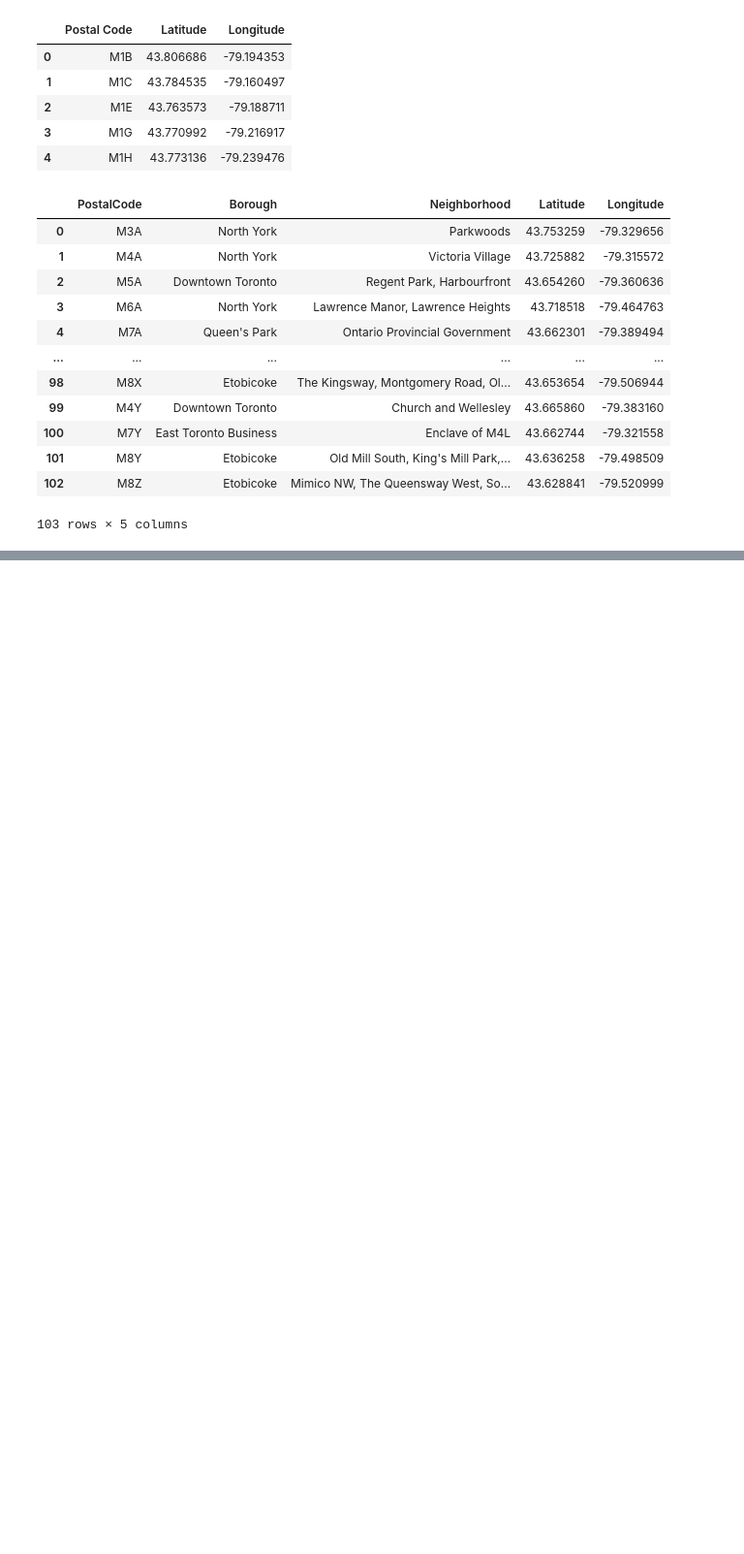
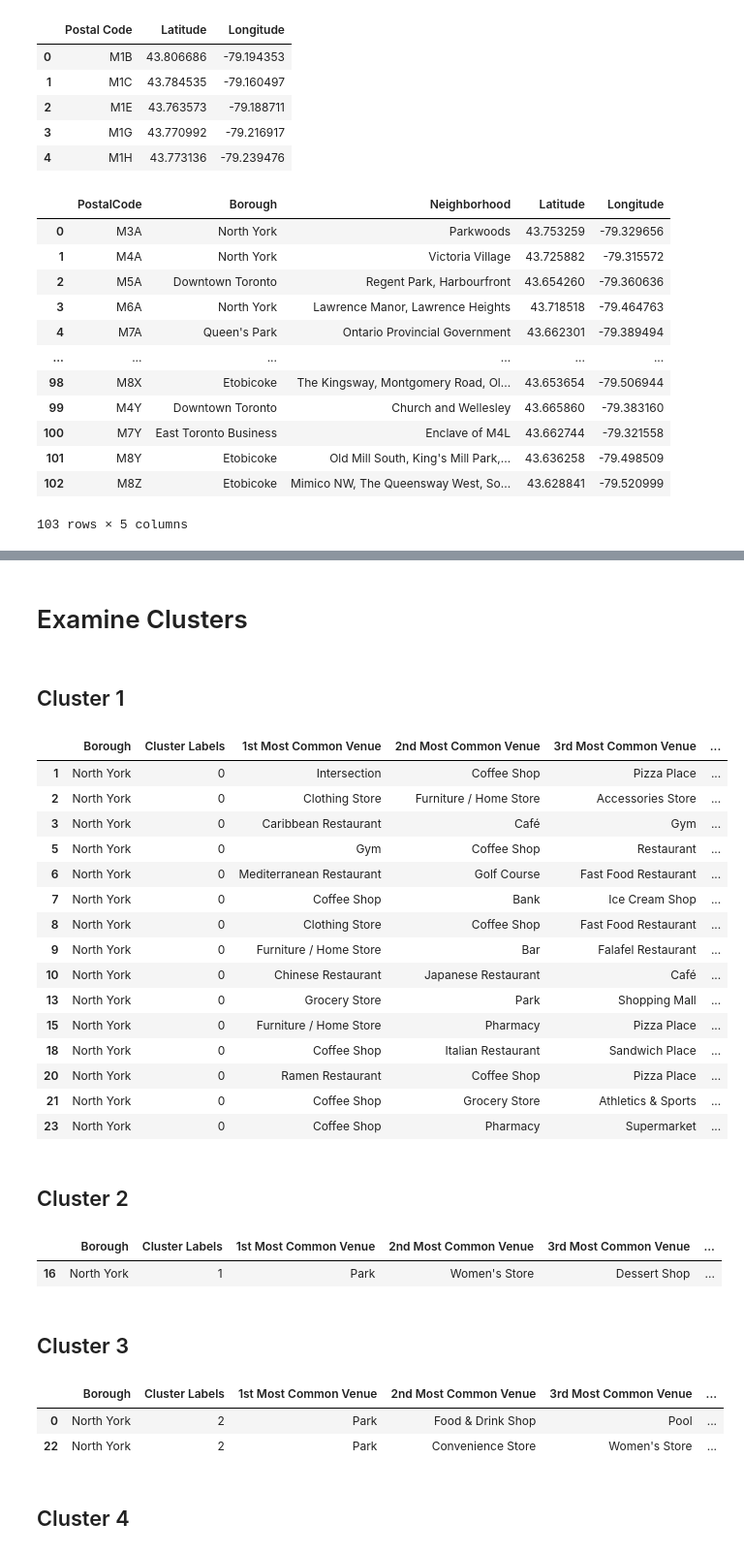
Before and after one commit to risqi-r/Coursera_Capstone, a Jupyter notebook: Peer Assignment - Segmenting and Clustering.ipynb, the cells around one changed output, grey strips where cells are left out. Shown at 97% size. Drawn from its saved outputs; the diff is of its cells as text; code cells hidden in the pictures; blank space fills up the shorter version.

```diff
--- a/Peer Assignment - Segmenting and Clustering.ipynb
+++ b/Peer Assignment - Segmenting and Clustering.ipynb
@@ -82,0 +464,3 @@ df.join(geospatial.set_index('Postal Code'), on='PostalCode')
+# %%
+# change data type of 'Cluster Labels' back to integer
+northyork_merged['Cluster Labels'] = northyork_merged['Cluster Labels'].astype(int)
@@ -82,0 +502,40 @@ df.join(geospatial.set_index('Postal Code'), on='PostalCode')
+# %% [markdown]
+# Examine Clusters
+# %% [markdown]
+## Cluster 1
+# %%
+northyork_merged.loc[northyork_merged['Cluster Labels'] == 0, northyork_merged.columns[[1] + list(range(5, northyork_merged.shape[1]))]]
+# %% [output]
+|  | Borough | Cluster Labels | 1st Most Common Venue | 2nd Most Common Venue | 3rd Most Common Venue | ... |
+| 1 | North York | 0 | Intersection | Coffee Shop | Pizza Place | ... |
+| 2 | North York | 0 | Clothing Store | Furniture / Home Store | Accessories Store | ... |
+| 3 | North York | 0 | Caribbean Restaurant | Café | Gym | ... |
+| 5 | North York | 0 | Gym | Coffee Shop | Restaurant | ... |
+| 6 | North York | 0 | Mediterranean Restaurant | Golf Course | Fast Food Restaurant | ... |
+| 7 | North York | 0 | Coffee Shop | Bank | Ice Cream Shop | ... |
+| 8 | North York | 0 | Clothing Store | Coffee Shop | Fast Food Restaurant | ... |
+| 9 | North York | 0 | Furniture / Home Store | Bar | Falafel Restaurant | ... |
+| 10 | North York | 0 | Chinese Restaurant | Japanese Restaurant | Café | ... |
+| 13 | North York | 0 | Grocery Store | Park | Shopping Mall | ... |
+| 15 | North York | 0 | Furniture / Home Store | Pharmacy | Pizza Place | ... |
+| 18 | North York | 0 | Coffee Shop | Italian Restaurant | Sandwich Place | ... |
+| 20 | North York | 0 | Ramen Restaurant | Coffee Shop | Pizza Place | ... |
+| 21 | North York | 0 | Coffee Shop | Grocery Store | Athletics & Sports | ... |
+| 23 | North York | 0 | Coffee Shop | Pharmacy | Supermarket | ... |
+# %% [markdown]
+## Cluster 2
+# %%
+northyork_merged.loc[northyork_merged['Cluster Labels'] == 1, northyork_merged.columns[[1] + list(range(5, northyork_merged.shape[1]))]]
+# %% [output]
+|  | Borough | Cluster Labels | 1st Most Common Venue | 2nd Most Common Venue | 3rd Most Common Venue | ... |
+| 16 | North York | 1 | Park | Women's Store | Dessert Shop | ... |
+# %% [markdown]
+## Cluster 3
+# %%
+northyork_merged.loc[northyork_merged['Cluster Labels'] == 2, northyork_merged.columns[[1] + list(range(5, northyork_merged.shape[1]))]]
+# %% [output]
+|  | Borough | Cluster Labels | 1st Most Common Venue | 2nd Most Common Venue | 3rd Most Common Venue | ... |
+| 0 | North York | 2 | Park | Food & Drink Shop | Pool | ... |
+| 22 | North York | 2 | Park | Convenience Store | Women's Store | ... |
+# %% [markdown]
+## Cluster 4
```
Also changed, not shown: parts of 48 cells of this notebook.
